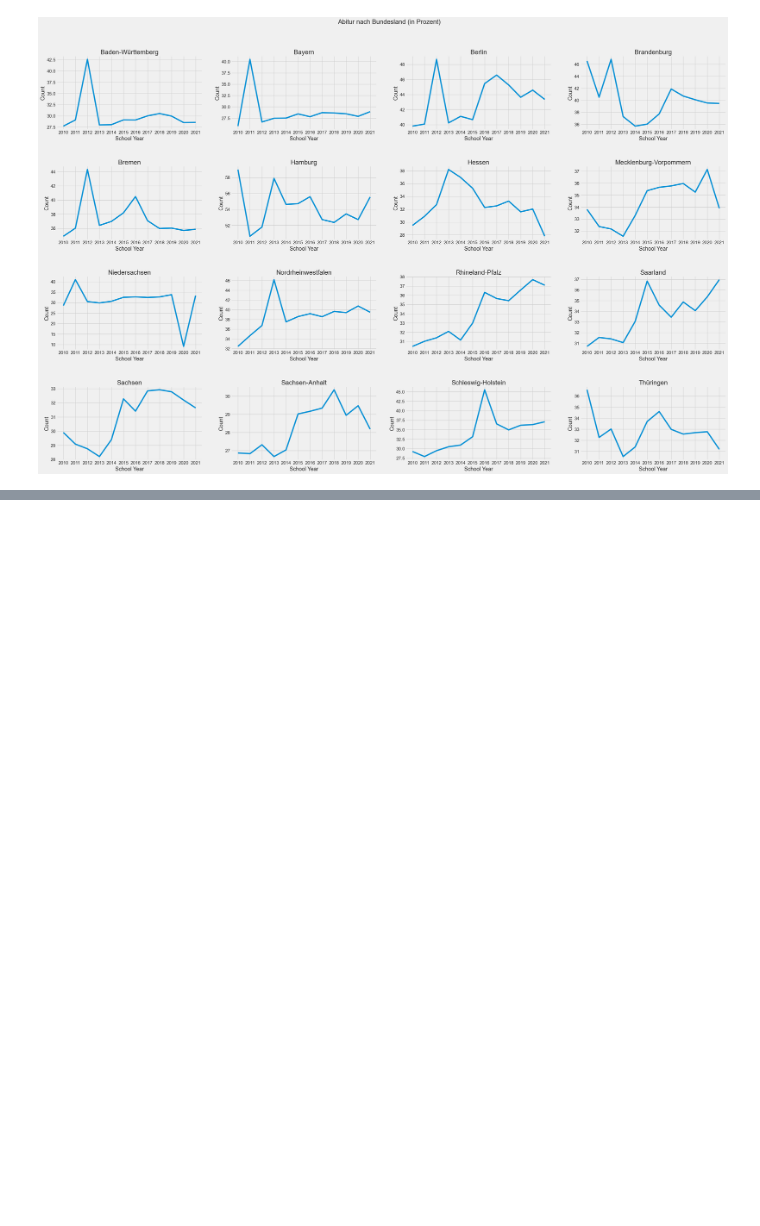
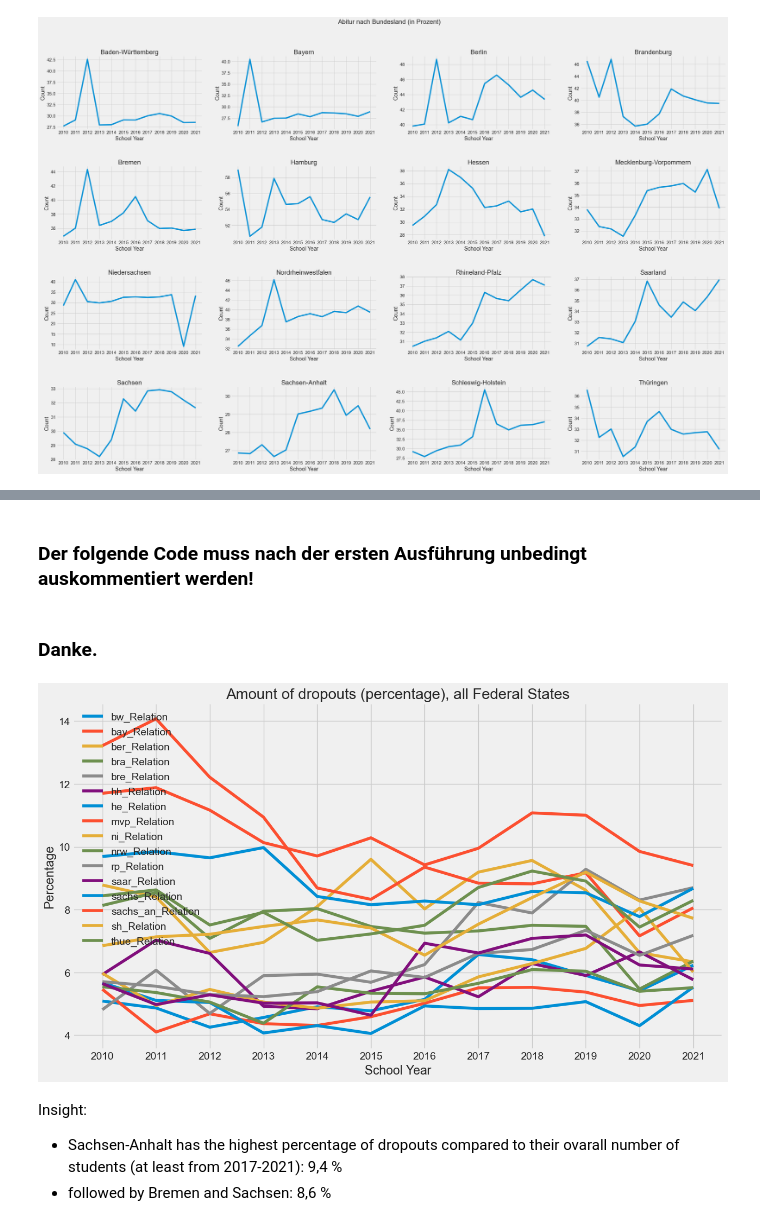
Before and after one commit to Stargazer-ger/capstone_project_hh_23_1, a Jupyter notebook: eda_schulform_gender.ipynb, the cells around one changed output, grey strips where cells are left out. Drawn from its saved outputs; the diff is of its cells as text; code cells hidden in the pictures; blank space fills up the shorter version.

```diff
--- a/eda_schulform_gender.ipynb
+++ b/eda_schulform_gender.ipynb
@@ -517,0 +570,26 @@ plt.show()
+# %%
+# Reducing dataframe to Relativ-only
+
+bw_dropouts_relativ_only = bw_dropouts_relativ['bw_Relation']
+bay_dropouts_relativ_only = bay_dropouts_relativ['bay_Relation']
+ber_dropouts_relativ_only = ber_dropouts_relativ['ber_Relation']
+bra_dropouts_relativ_only = bra_dropouts_relativ['bra_Relation']
+bre_dropouts_relativ_only = bre_dropouts_relativ['bre_Relation']
+hh_dropouts_relativ_only = hh_dropouts_relativ['hh_Relation']
+he_dropouts_relativ_only = he_dropouts_relativ['he_Relation']
+mvp_dropouts_relativ_only = mvp_dropouts_relativ['mvp_Relation']
+ni_dropouts_relativ_only = ni_dropouts_relativ['ni_Relation']
+nrw_dropouts_relativ_only = nrw_dropouts_relativ['nrw_Relation']
+rp_dropouts_relativ_only = rp_dropouts_relativ['rp_Relation']
+saar_dropouts_relativ_only = saar_dropouts_relativ['saar_Relation']
+sachs_dropouts_relativ_only = sachs_dropouts_relativ['sachs_Relation']
+sachs_an_dropouts_relativ_only = sachs_an_dropouts_relativ['sachs_an_Relation']
+sh_dropouts_relativ_only = sh_dropouts_relativ['sh_Relation']
+thue_dropouts_relativ_only = thue_dropouts_relativ['thue_Relation']
+# %%
+# zusammenfügen
+
+df_dropouts_relativ_merged = pd.concat([bw_dropouts_relativ_only,
+                                      bay_dropouts_relativ_only,
+                                      ber_dropouts_relativ_only,bra_dropouts_relativ_only,bre_dropouts_relativ_only,hh_dropouts_relativ_only,he_dropouts_relativ_only,mvp_dropouts_relativ_only,ni_dropouts_relativ_only,nrw_dropouts_relativ_only,rp_dropouts_relativ_only,saar_dropouts_relativ_only,sachs_dropouts_relativ_only,sachs_an_dropouts_relativ_only,sh_dropouts_relativ_only,thue_dropouts_relativ_only],axis=1)
+df_dropouts_relativ_merged.head(14)
@@ -517,0 +610,2 @@ plt.show()
+# %% [markdown]
+### Der folgende Code muss nach der ersten Ausführung unbedingt auskommentiert werden!
@@ -517,0 +614,22 @@ plt.show()
+# %% [markdown]
+### Danke.
+# %%
+plt.figure(figsize=(14, 8))
+plt.style.use('seaborn-whitegrid')
+plt.style.use('fivethirtyeight')
+
+plt.plot(df_dropouts_relativ_merged)
+
+plt.title("Amount of dropouts (percentage), all Federal States")
+plt.legend(df_dropouts_relativ_merged)
+plt.xlabel("School Year")
+plt.ylabel('Percentage')
+plt.tick_params(axis='x', rotation=0)
+plt.show()
+# %% [output]
+[figure, added]
+# %% [markdown]
+Insight:
+
+- Sachsen-Anhalt has the highest percentage of dropouts compared to their ovarall number of students (at least from 2017-2021): 9,4 %
+- followed by Bremen and Sachsen: 8,6 %
```
Also changed, not shown: parts of 54 cells of this notebook, 7 other files.
